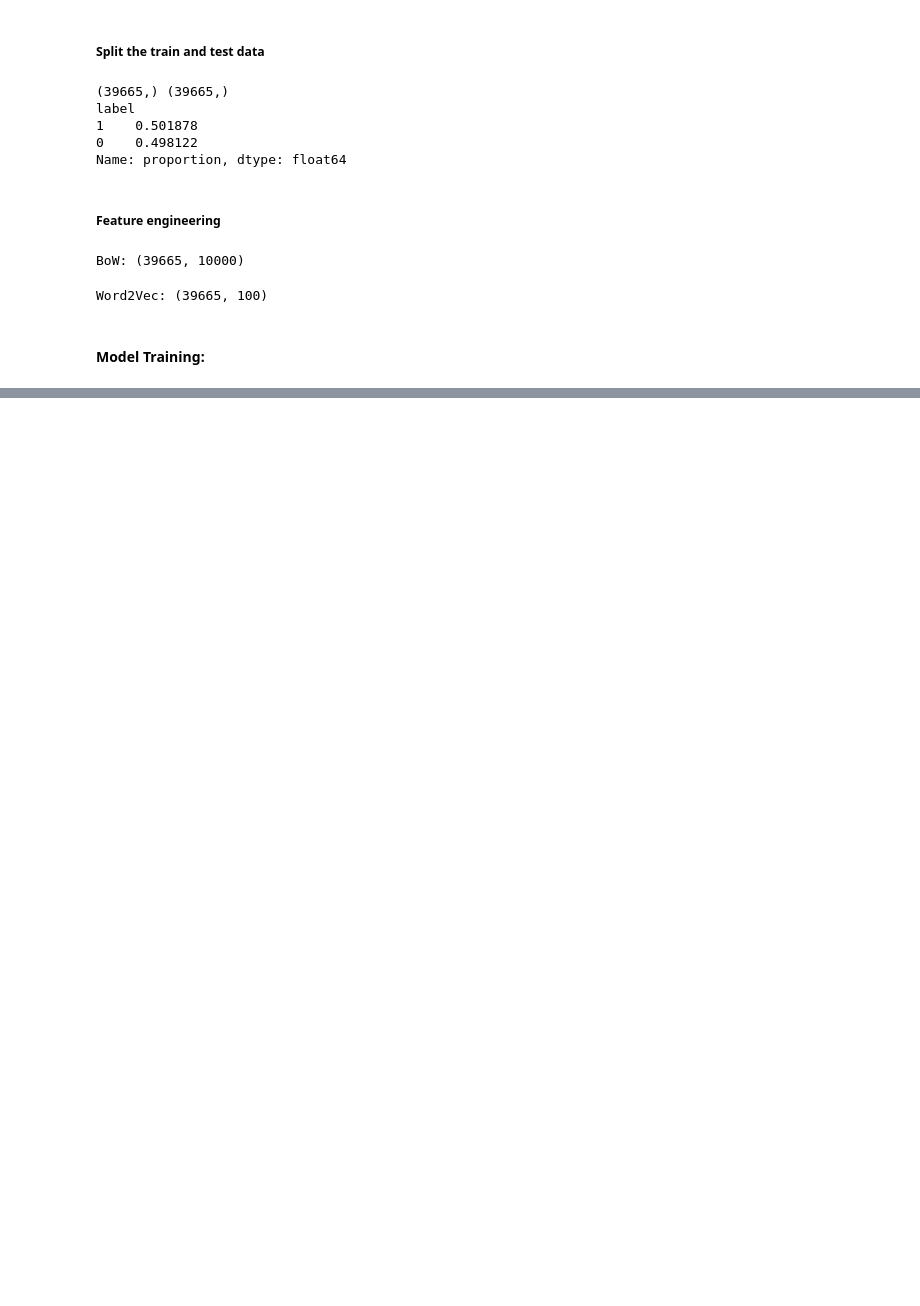
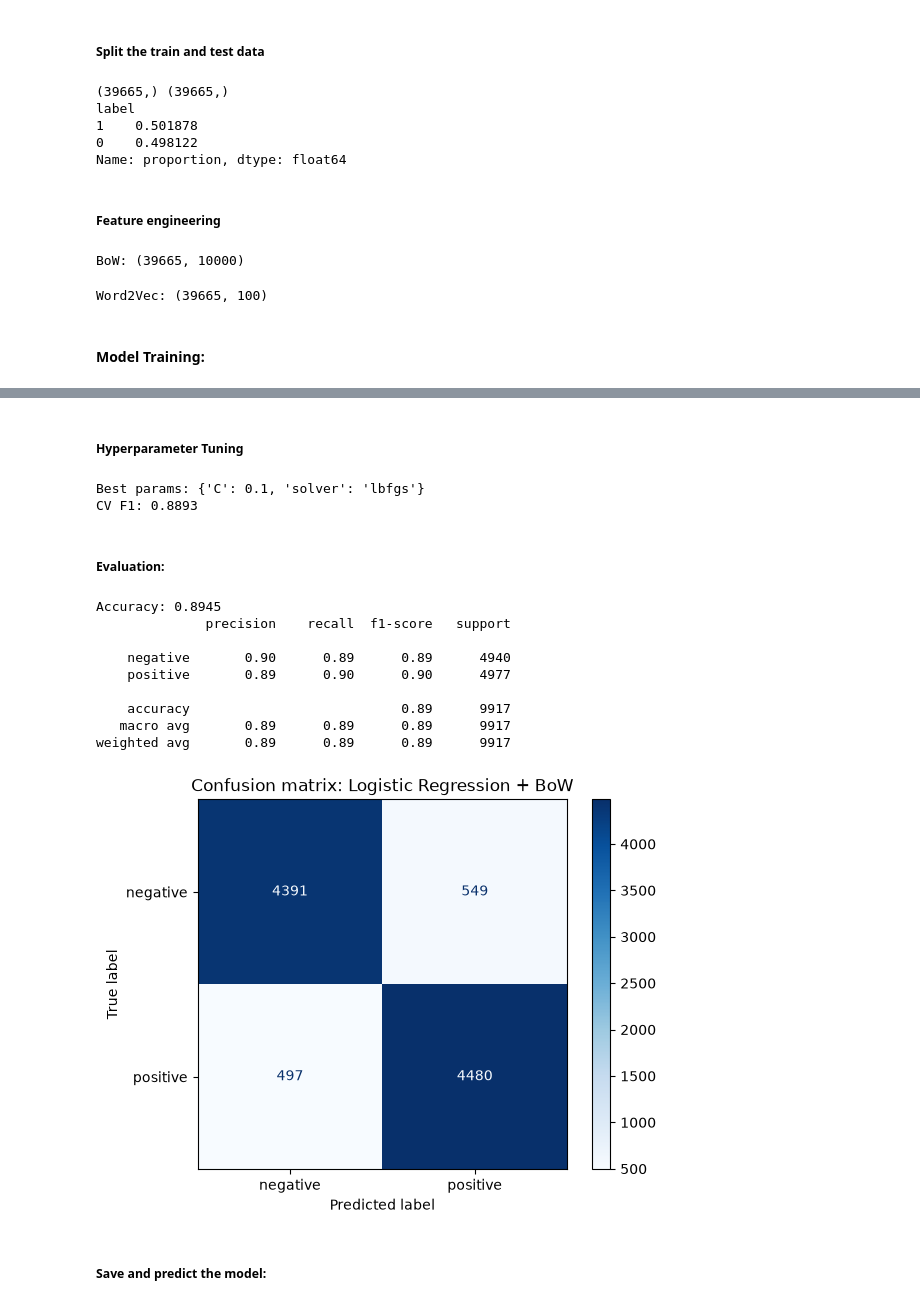
Before and after one commit to aswathh/Sentiment_Analysis_of_Customer_Reviews, a Jupyter notebook: Notebook/main.ipynb, the cells around one changed output, grey strips where cells are left out. Saved outputs shown, nothing was run; the diff lists cells and outputs as text; code cells hidden in the pictures; blank space fills up the shorter version.

Commit message:
evaluation done

```diff
--- a/Notebook/main.ipynb
+++ b/Notebook/main.ipynb
@@ -249,0 +248,45 @@ plt.show()
+# %% [markdown]
+##### Hyperparameter Tuning
+# %%
+from sklearn.model_selection import GridSearchCV
+
+grid = GridSearchCV(
+    LogisticRegression(max_iter=1000),
+    param_grid={"C": [0.1, 1, 10], "solver": ["liblinear", "lbfgs"]},
+    cv=3, scoring="f1", n_jobs=-1,
+)
+grid.fit(x_train_bow, y_train)
+print("Best params:", grid.best_params_)
+print("CV F1:", round(grid.best_score_, 4))
+
+best_lr = grid.best_estimator_
+# %% [output]
+Best params: {'C': 0.1, 'solver': 'lbfgs'}
+CV F1: 0.8893
+# %% [markdown]
+##### Evaluation:
+# %%
+from sklearn.metrics import classification_report, confusion_matrix, ConfusionMatrixDisplay
+
+pred = best_lr.predict(x_test_bow)
+
+print("Accuracy:", round(accuracy_score(y_test, pred), 4))
+print(classification_report(y_test, pred, target_names=["negative", "positive"]))
+
+cm = confusion_matrix(y_test, pred)
+ConfusionMatrixDisplay(cm, display_labels=["negative", "positive"]).plot(cmap="Blues")
+plt.title("Confusion matrix: Logistic Regression + BoW")
+plt.show()
+# %% [output]
+Accuracy: 0.8945
+              precision    recall  f1-score   support
+
+    negative       0.90      0.89      0.89      4940
+    positive       0.89      0.90      0.90      4977
+
+    accuracy                           0.89      9917
+   macro avg       0.89      0.89      0.89      9917
+weighted avg       0.89      0.89      0.89      9917
+[figure, added]
+# %% [markdown]
+##### Save and predict the model:
```
Also changed, not shown: parts of 4 cells of this notebook, 2 other files.
